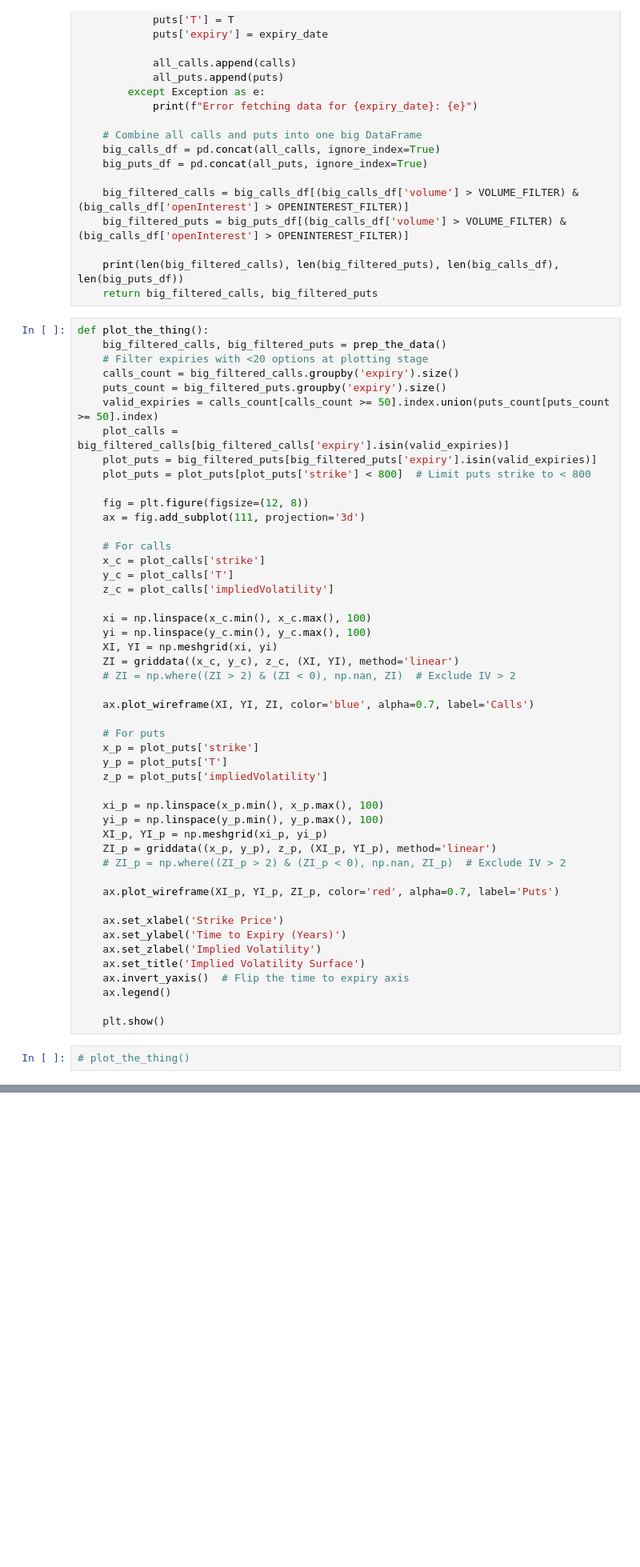
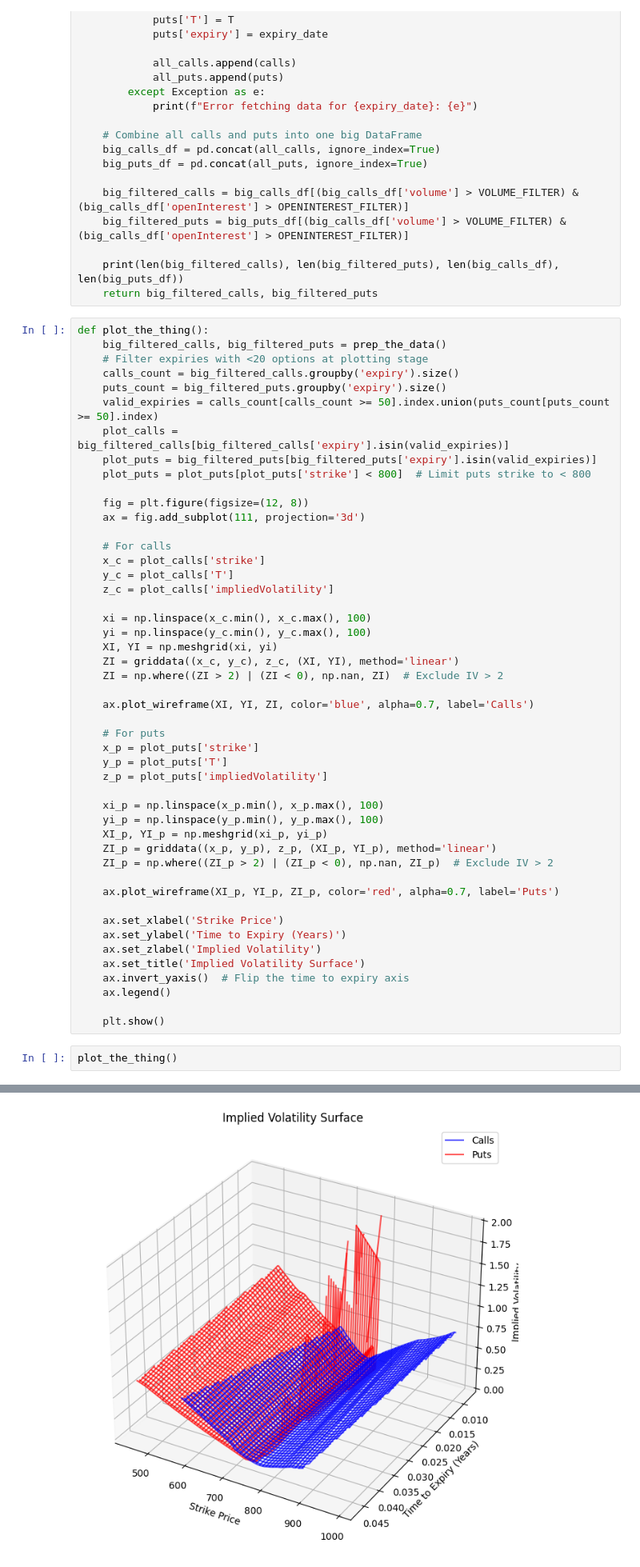
Before and after one commit to Icarus-burns/Little-quant-projects, a Jupyter notebook: gen_Implied_vol.ipynb, the cells around one changed output, grey strips where cells are left out. Shown at 80% size. Drawn from its saved outputs; the diff is of its cells as text; blank space fills up the shorter version.

```diff
--- a/gen_Implied_vol.ipynb
+++ b/gen_Implied_vol.ipynb
@@ -197,7 +198,7 @@ def plot_the_thing():
     yi = np.linspace(y_c.min(), y_c.max(), 100)
     XI, YI = np.meshgrid(xi, yi)
     ZI = griddata((x_c, y_c), z_c, (XI, YI), method='linear')
-    # ZI = np.where((ZI > 2) & (ZI < 0), np.nan, ZI)  # Exclude IV > 2
+    ZI = np.where((ZI > 2) | (ZI < 0), np.nan, ZI)  # Exclude IV > 2
 
     ax.plot_wireframe(XI, YI, ZI, color='blue', alpha=0.7, label='Calls')
 
@@ -210,7 +211,7 @@ def plot_the_thing():
     yi_p = np.linspace(y_p.min(), y_p.max(), 100)
     XI_p, YI_p = np.meshgrid(xi_p, yi_p)
     ZI_p = griddata((x_p, y_p), z_p, (XI_p, YI_p), method='linear')
-    # ZI_p = np.where((ZI_p > 2) & (ZI_p < 0), np.nan, ZI_p)  # Exclude IV > 2
+    ZI_p = np.where((ZI_p > 2) | (ZI_p < 0), np.nan, ZI_p)  # Exclude IV > 2
 
     ax.plot_wireframe(XI_p, YI_p, ZI_p, color='red', alpha=0.7, label='Puts')
 
@@ -223,4 +224,5 @@ def plot_the_thing():
 
     plt.show()
 # %%
-# plot_the_thing()
+plot_the_thing()
+# %% [output]
@@ -226,0 +230 @@ def plot_the_thing():
+[figure, added]
```
Also changed, not shown: parts of 4 cells of this notebook, 7 other files.
